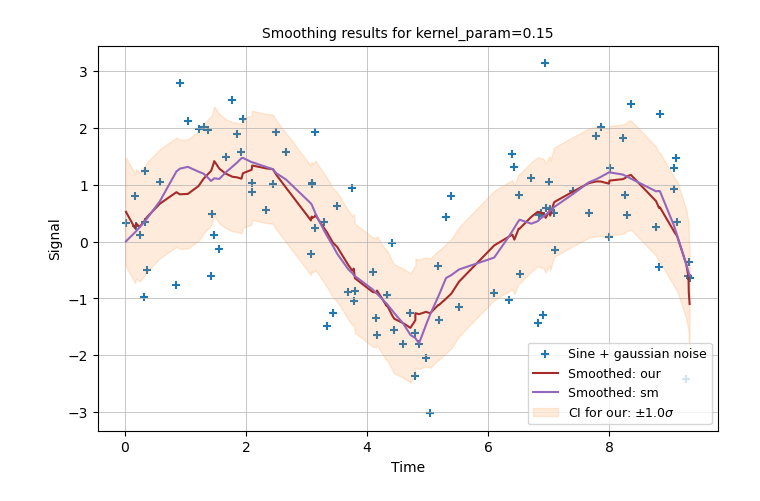
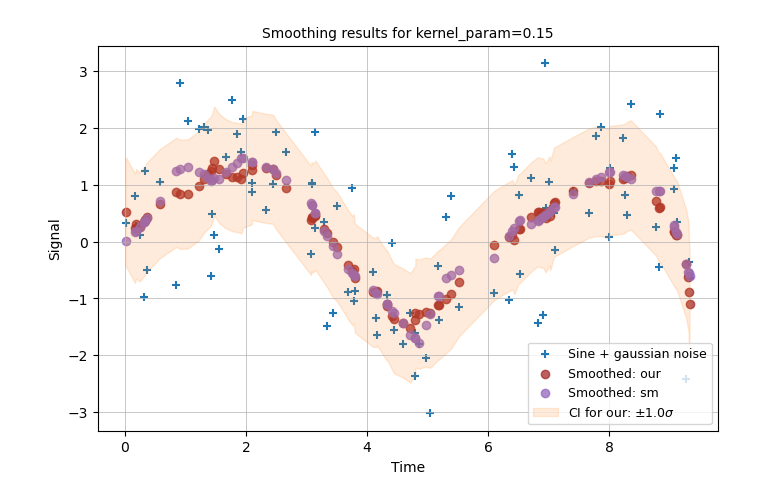
Before and after one commit to andrewha/lowess_regression, a Jupyter notebook: examples/lowess_sine.ipynb, the cells around one changed output. Saved outputs shown, nothing was run; the diff lists cells and outputs as text; code cells hidden in the pictures.

```diff
--- a/examples/lowess_sine.ipynb
+++ b/examples/lowess_sine.ipynb
@@ -7,7 +7,8 @@ import matplotlib.pyplot as plt
 from lowess_regression import LowessModel
 # %%
 np.random.seed(56) # Comment this line to get new result on every run
-t = np.sort(np.random.uniform(0, 3 * np.pi, size=100))
+n = 100
+t = np.sort(np.random.uniform(0, 3 * np.pi, size=n))
 # Original sine signal
 signal = np.sin(t)
 # Distort the signal by introducing some additive noise
@@ -28,13 +29,13 @@ signal_smoothed_sm = sm.nonparametric.lowess(exog=t, endog=signal, frac=kernel_p
 # %%
 plt.figure(figsize=(8, 5))
 plt.scatter(t, signal, marker='+', color='C0', label=f'Sine + {noise} noise')
-plt.plot(t, signal_smoothed_our[0], color='brown', label='Smoothed: our')
-plt.plot(t, signal_smoothed_sm, color='C4', label='Smoothed: sm')
+plt.scatter(t, signal_smoothed_our[0], color='brown', alpha=0.75, label='Smoothed: our')
+plt.scatter(t, signal_smoothed_sm, color='C4', alpha=0.75, label='Smoothed: sm')
 plt.fill_between(t, signal_smoothed_our[1], signal_smoothed_our[2], color='C1', alpha=0.15, label=f'CI for our: $\pm${n_std}$\sigma$')
 plt.title(f'Smoothing results for {kernel_param=}', size=10)
 plt.xlabel('Time')
 plt.ylabel('Signal')
 plt.legend(loc='lower right', prop={'size': 9})
 plt.grid(lw=0.5);
 # %% [output]
-[figure, old version]
+[figure, new version]
```
